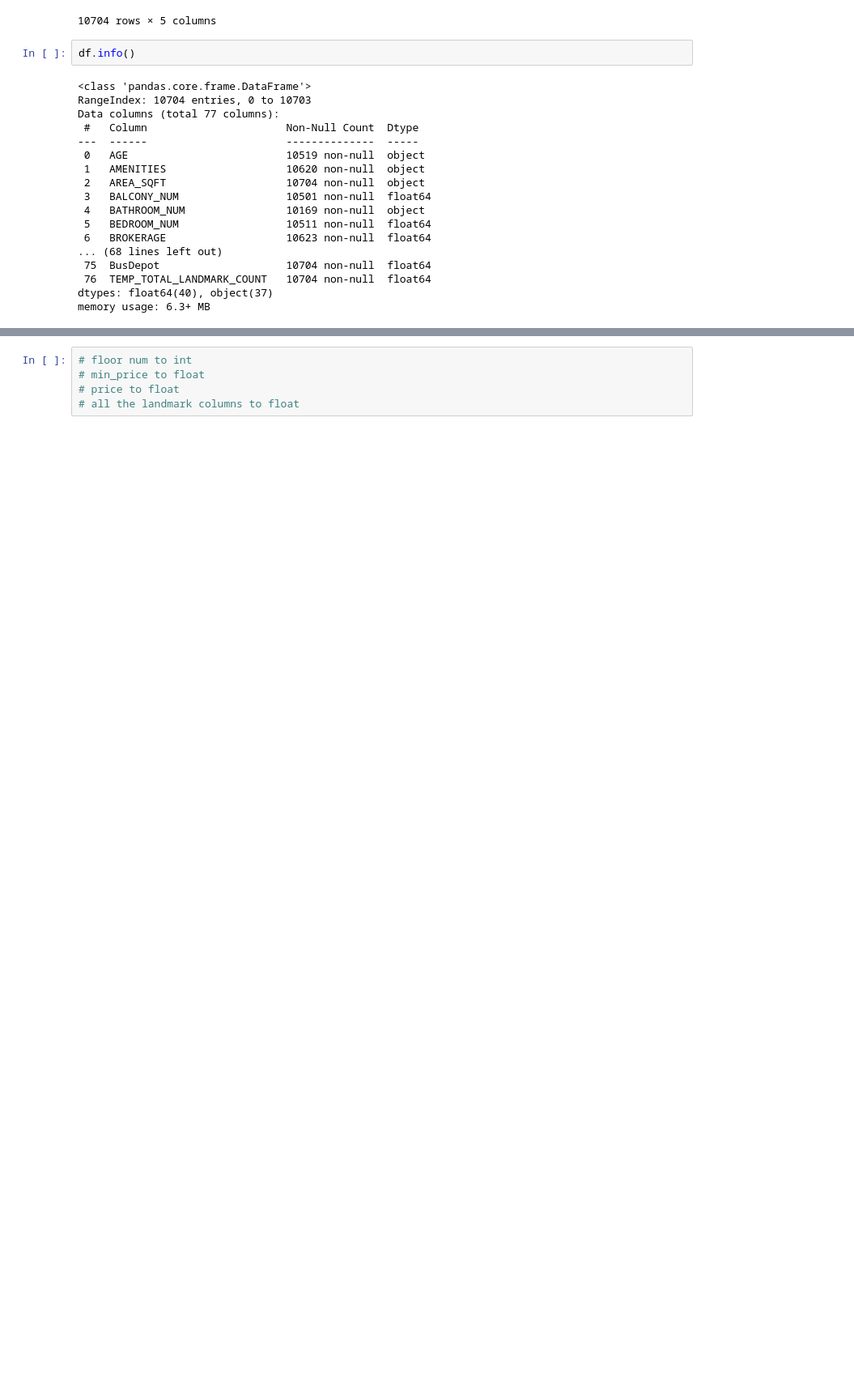
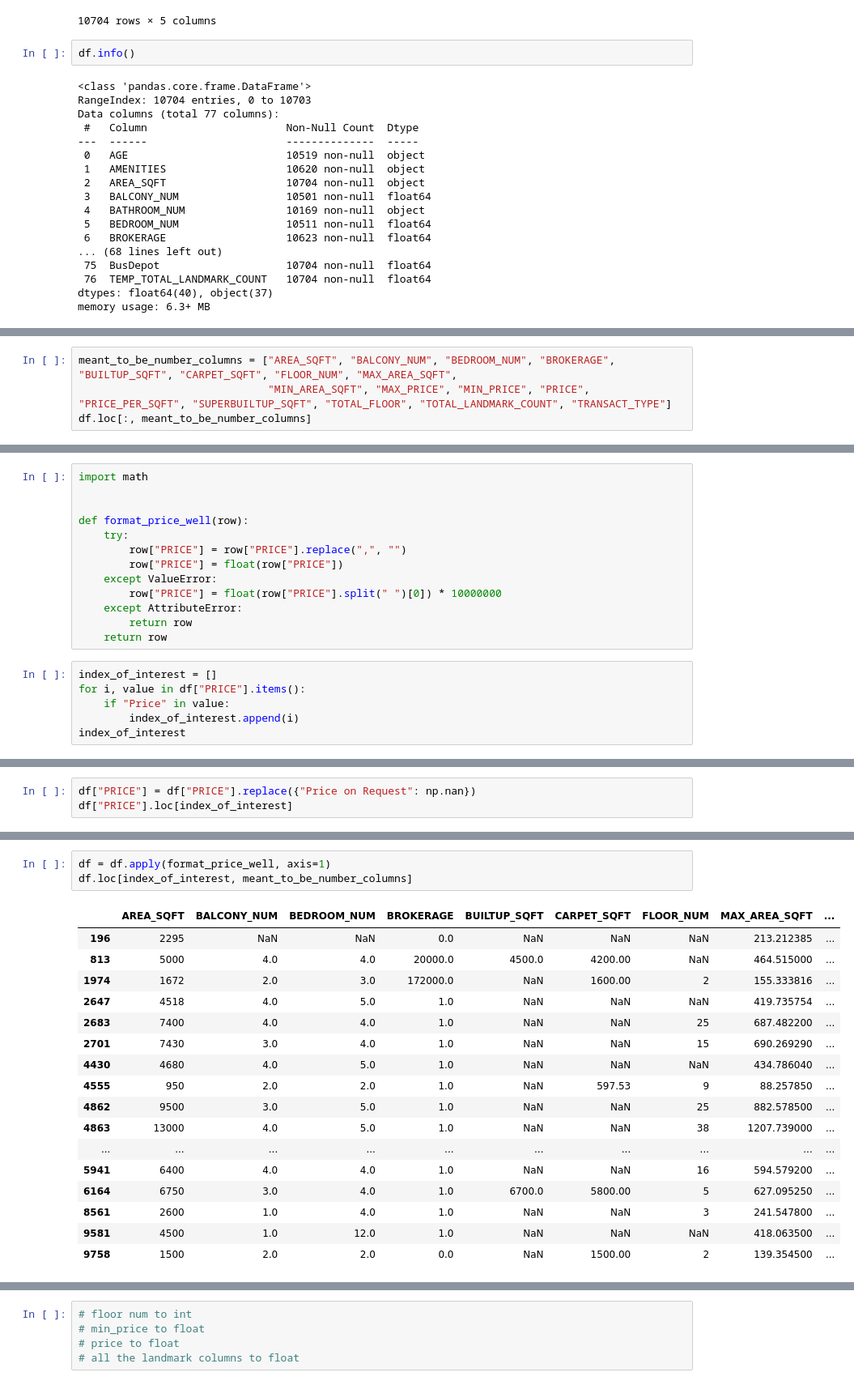
Before and after one commit to bolexyro/India-Property-Price-Prediction, a Jupyter notebook: Notebooks/main.ipynb, the cells around one changed output, grey strips where cells are left out. Shown at 81% size. Saved outputs shown, nothing was run; the diff lists cells and outputs as text; blank space fills up the shorter version.

```diff
--- a/Notebooks/main.ipynb
+++ b/Notebooks/main.ipynb
@@ -712,0 +903,4 @@ memory usage: 6.3+ MB
+# %%
+meant_to_be_number_columns = ["AREA_SQFT", "BALCONY_NUM", "BEDROOM_NUM", "BROKERAGE", "BUILTUP_SQFT", "CARPET_SQFT", "FLOOR_NUM", "MAX_AREA_SQFT",
+                              "MIN_AREA_SQFT", "MAX_PRICE", "MIN_PRICE", "PRICE", "PRICE_PER_SQFT", "SUPERBUILTUP_SQFT", "TOTAL_FLOOR", "TOTAL_LANDMARK_COUNT", "TRANSACT_TYPE"]
+df.loc[:, meant_to_be_number_columns]
@@ -712,0 +923,19 @@ memory usage: 6.3+ MB
+# %%
+import math
+
+
+def format_price_well(row):
+    try:
+        row["PRICE"] = row["PRICE"].replace(",", "")
+        row["PRICE"] = float(row["PRICE"])
+    except ValueError:
+        row["PRICE"] = float(row["PRICE"].split(" ")[0]) * 10000000
+    except AttributeError:
+        return row
+    return row
+# %%
+index_of_interest = []
+for i, value in df["PRICE"].items():
+    if "Price" in value:
+        index_of_interest.append(i)
+index_of_interest
@@ -712,0 +971,3 @@ memory usage: 6.3+ MB
+# %%
+df["PRICE"] = df["PRICE"].replace({"Price on Request": np.nan})
+df["PRICE"].loc[index_of_interest]
@@ -712,0 +992,21 @@ memory usage: 6.3+ MB
+# %%
+df = df.apply(format_price_well, axis=1)
+df.loc[index_of_interest, meant_to_be_number_columns]
+# %% [output]
+|  | AREA_SQFT | BALCONY_NUM | BEDROOM_NUM | BROKERAGE | BUILTUP_SQFT | CARPET_SQFT | FLOOR_NUM | MAX_AREA_SQFT | ... |
+| 196 | 2295 | NaN | NaN | 0.0 | NaN | NaN | NaN | 213.212385 | ... |
+| 813 | 5000 | 4.0 | 4.0 | 20000.0 | 4500.0 | 4200.00 | NaN | 464.515000 | ... |
+| 1974 | 1672 | 2.0 | 3.0 | 172000.0 | NaN | 1600.00 | 2 | 155.333816 | ... |
+| 2647 | 4518 | 4.0 | 5.0 | 1.0 | NaN | NaN | NaN | 419.735754 | ... |
+| 2683 | 7400 | 4.0 | 4.0 | 1.0 | NaN | NaN | 25 | 687.482200 | ... |
+| 2701 | 7430 | 3.0 | 4.0 | 1.0 | NaN | NaN | 15 | 690.269290 | ... |
+| 4430 | 4680 | 4.0 | 5.0 | 1.0 | NaN | NaN | NaN | 434.786040 | ... |
+| 4555 | 950 | 2.0 | 2.0 | 1.0 | NaN | 597.53 | 9 | 88.257850 | ... |
+| 4862 | 9500 | 3.0 | 5.0 | 1.0 | NaN | NaN | 25 | 882.578500 | ... |
+| 4863 | 13000 | 4.0 | 5.0 | 1.0 | NaN | NaN | 38 | 1207.739000 | ... |
+| ... | ... | ... | ... | ... | ... | ... | ... | ... | ... |
+| 5941 | 6400 | 4.0 | 4.0 | 1.0 | NaN | NaN | 16 | 594.579200 | ... |
+| 6164 | 6750 | 3.0 | 4.0 | 1.0 | 6700.0 | 5800.00 | 5 | 627.095250 | ... |
+| 8561 | 2600 | 1.0 | 4.0 | 1.0 | NaN | NaN | 3 | 241.547800 | ... |
+| 9581 | 4500 | 1.0 | 12.0 | 1.0 | NaN | NaN | NaN | 418.063500 | ... |
+| 9758 | 1500 | 2.0 | 2.0 | 0.0 | NaN | 1500.00 | 2 | 139.354500 | ... |
```
Also changed, not shown: parts of 69 cells of this notebook.
